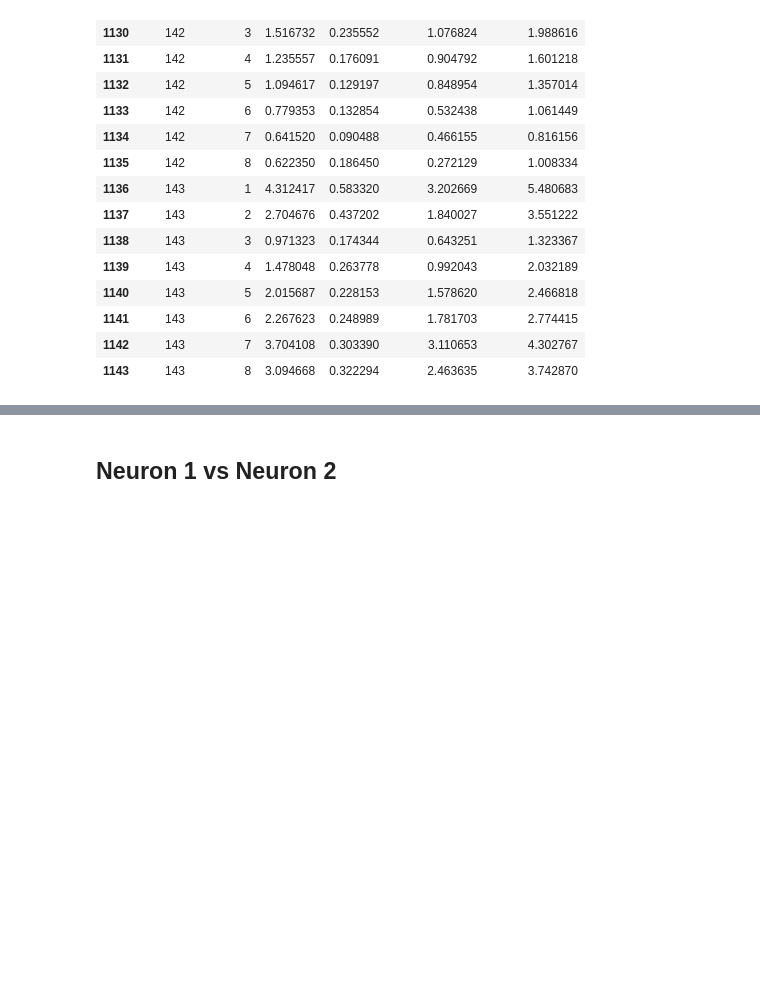
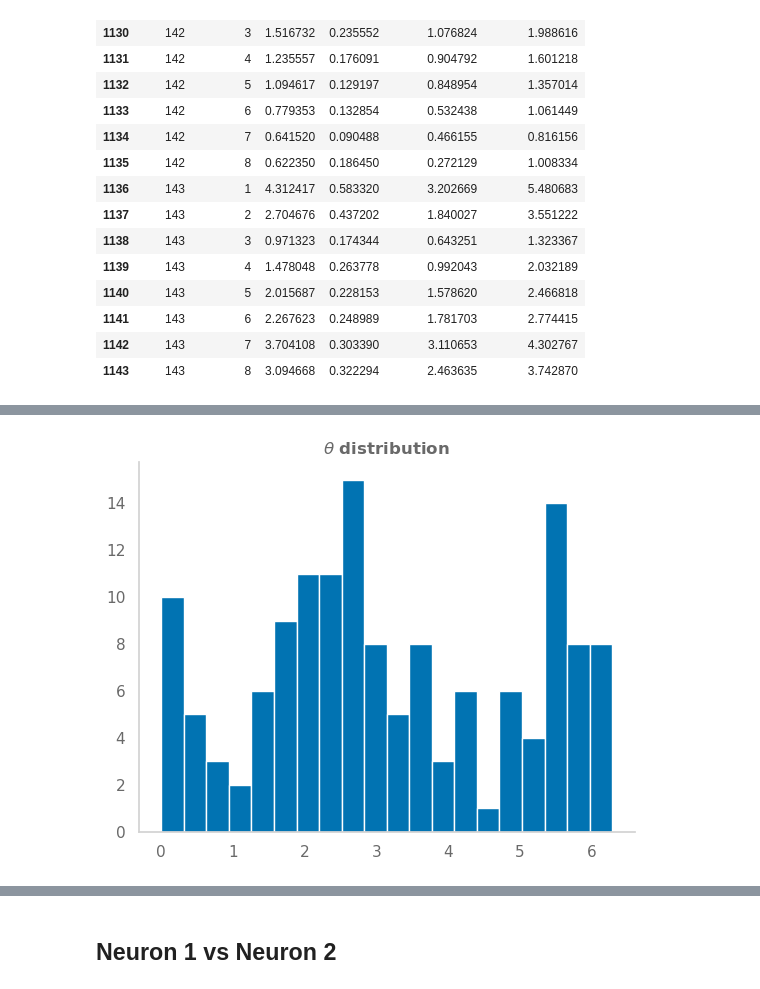
Before and after one commit to CONECT-INT/2023_CENTURI-SummerSchool, a Jupyter notebook: datasets/dataset1_reaching-task/dataset1_jocksan.ipynb, the cells around one changed output, grey strips where cells are left out. Saved outputs shown, nothing was run; the diff lists cells and outputs as text; code cells hidden in the pictures; blank space fills up the shorter version.

```diff
--- a/datasets/dataset1_reaching-task/dataset1_jocksan.ipynb
+++ b/datasets/dataset1_reaching-task/dataset1_jocksan.ipynb
@@ -235,0 +410,7 @@ df.tail(16)
+# %%
+plt.hist(theta0_array, bins = 20)
+plt.title('$\\theta$ distribution', fontweight = 'bold')
+#plt.xticks(theta, [i + 1 for i in range(8)])
+plt.show()
+# %% [output]
+[figure, added]
```
Also changed, not shown: parts of 37 cells of this notebook.
